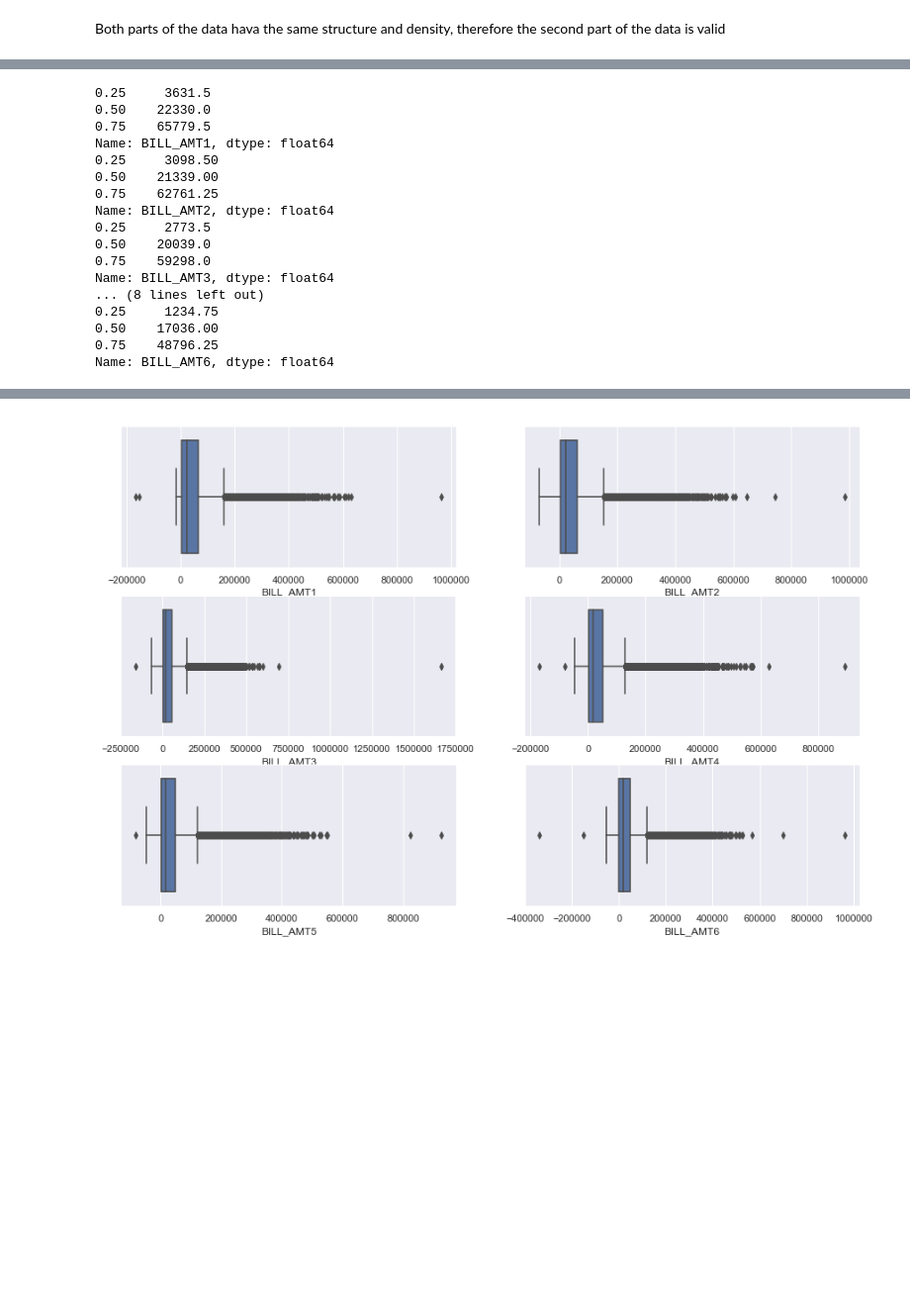
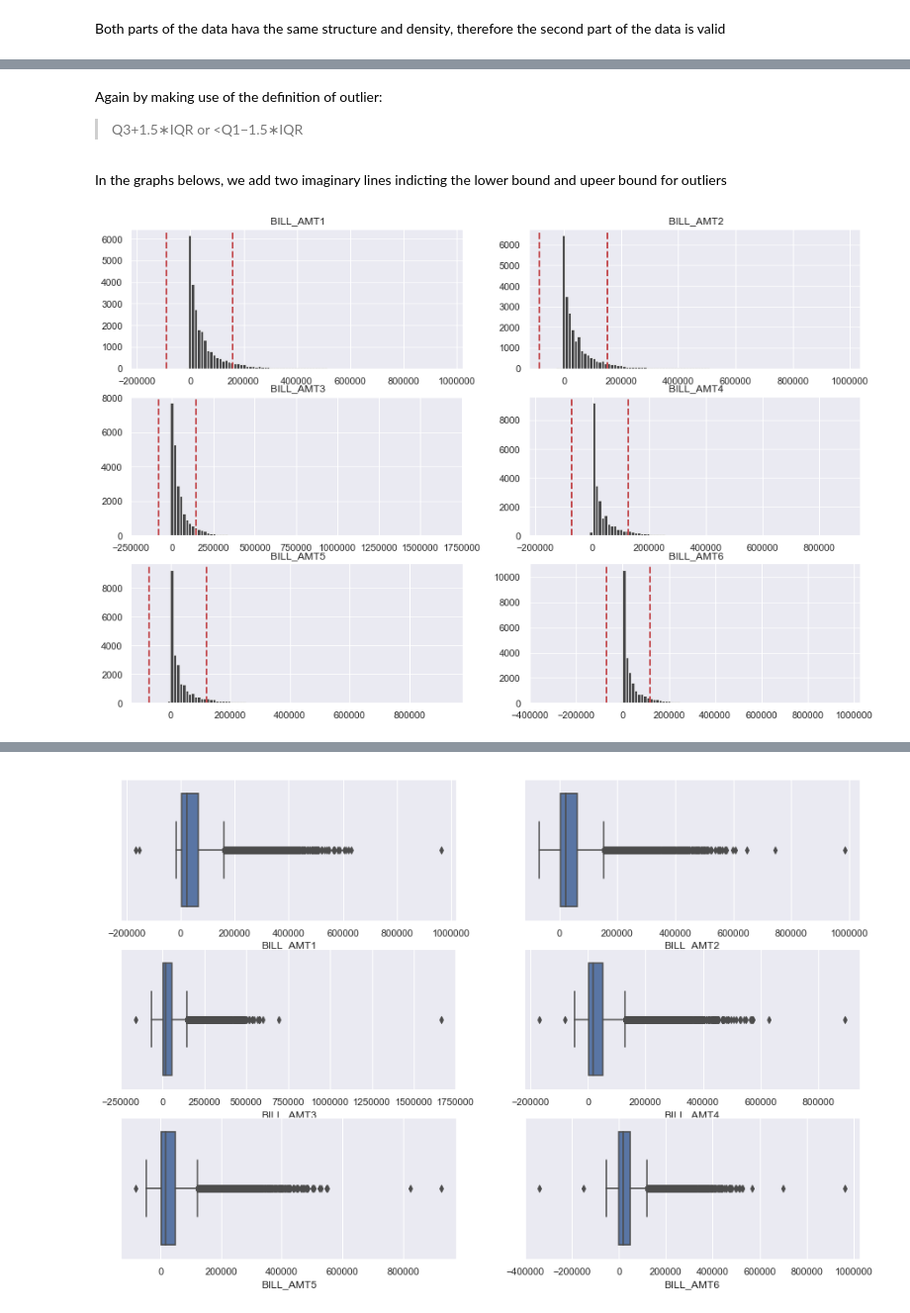
Before and after one commit to AbhinathK/CreditCardML, a Jupyter notebook: CreditCardData.ipynb, the cells around one changed output, grey strips where cells are left out. Shown at 99% size. Drawn from its saved outputs; the diff is of its cells as text; code cells hidden in the pictures; blank space fills up the shorter version.

```diff
--- a/CreditCardData.ipynb
+++ b/CreditCardData.ipynb
@@ -210,30 +227,25 @@ for c in range(1,7):
+# %% [markdown]
+Again by making use of the definition of outlier:
+ >Q3+1.5∗IQR or <Q1−1.5∗IQR
+# %% [markdown]
+In the graphs belows, we add two imaginary lines indicting the lower bound and upeer bound for outliers
 # %%
 figs, axs = plt.subplots(3, 2, figsize=(15, 10))
 axs = axs.ravel()
 for counter in range(6):
     col = data.columns[12 + counter]
+    l,h=data[col].quantile([0.25,0.75])
+    rang=1.5*(h-l)
+    low=l-rang
+    high=h+rang
     distinct=len(data[col].unique())
-    axs[counter].hist(data[col], bins=100,color='black',alpha=0.7,rwidth=0.9)
+    axs[counter].hist(data[col], bins=100,color='black',alpha=0.7,rwidth=1.5)
+    axs[counter].axvline(x=low, color='r', linestyle='dashed', linewidth=2)
+    axs[counter].axvline(x=high, color='r', linestyle='dashed', linewidth=2)
     axs[counter].grid(axis='y',alpha=0.75)
     axs[counter].set_title(" "+col)
 plt.show()
 # %% [output]
-0.25     3631.5
-0.50    22330.0
-0.75    65779.5
-Name: BILL_AMT1, dtype: float64
-0.25     3098.50
-0.50    21339.00
-0.75    62761.25
-Name: BILL_AMT2, dtype: float64
-0.25     2773.5
-0.50    20039.0
-0.75    59298.0
-Name: BILL_AMT3, dtype: float64
-... (8 lines left out)
-0.25     1234.75
-0.50    17036.00
-0.75    48796.25
-Name: BILL_AMT6, dtype: float64
+[figure, added]
 # %%
 for counter in range(6):
```
Also changed, not shown: parts of 17 cells of this notebook.
